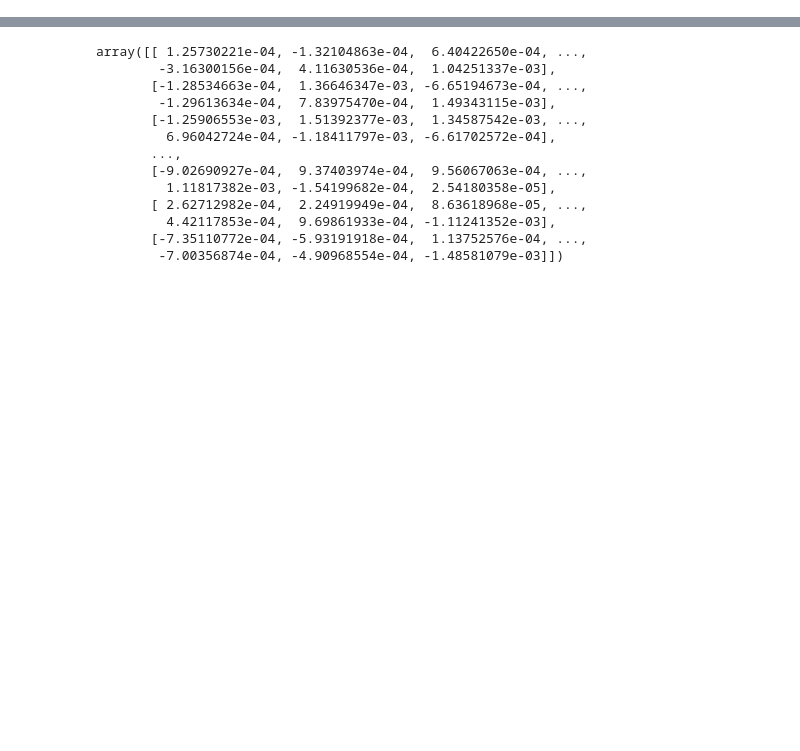
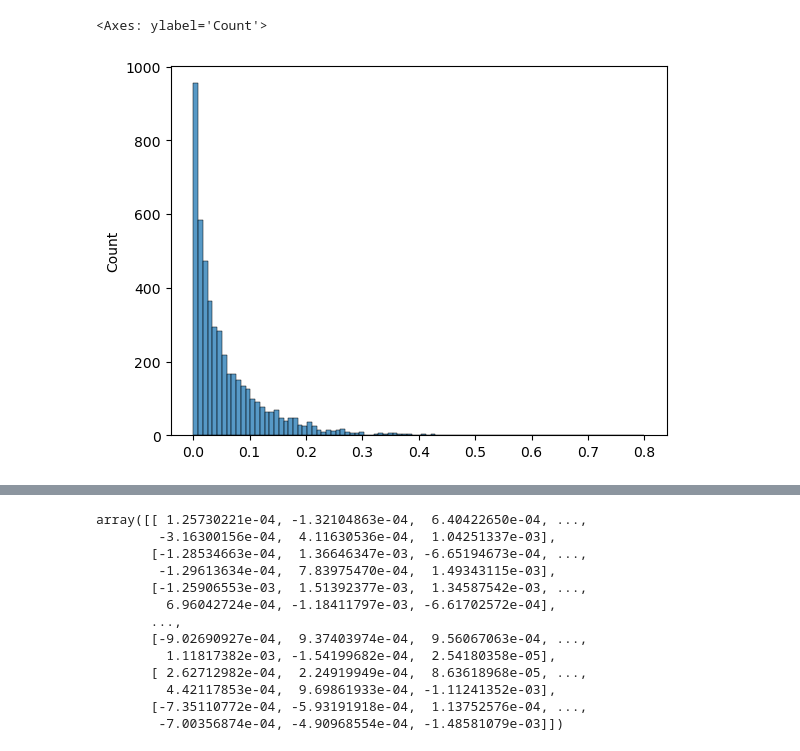
Before and after one commit to justinpayan/RAU2, a Jupyter notebook: notebooks/AAMAS Bids.ipynb, the cells around one changed output, grey strips where cells are left out. Saved outputs shown, nothing was run; the diff lists cells and outputs as text; code cells hidden in the pictures; blank space fills up the shorter version.

```diff
--- a/notebooks/AAMAS Bids.ipynb
+++ b/notebooks/AAMAS Bids.ipynb
@@ -43,0 +135,5 @@ np.save(os.path.join(data_dir, "ratings_%d.npy" % dset_idx), ratings)
+# %%
+sns.histplot(torch.special.expit(torch.mm(U, V)[observed_minus_ones]).detach().numpy())
+# %% [output]
+<Axes: ylabel='Count'>
+[figure, added]
```
Also changed, not shown: parts of 21 cells of this notebook, 2 other files.
